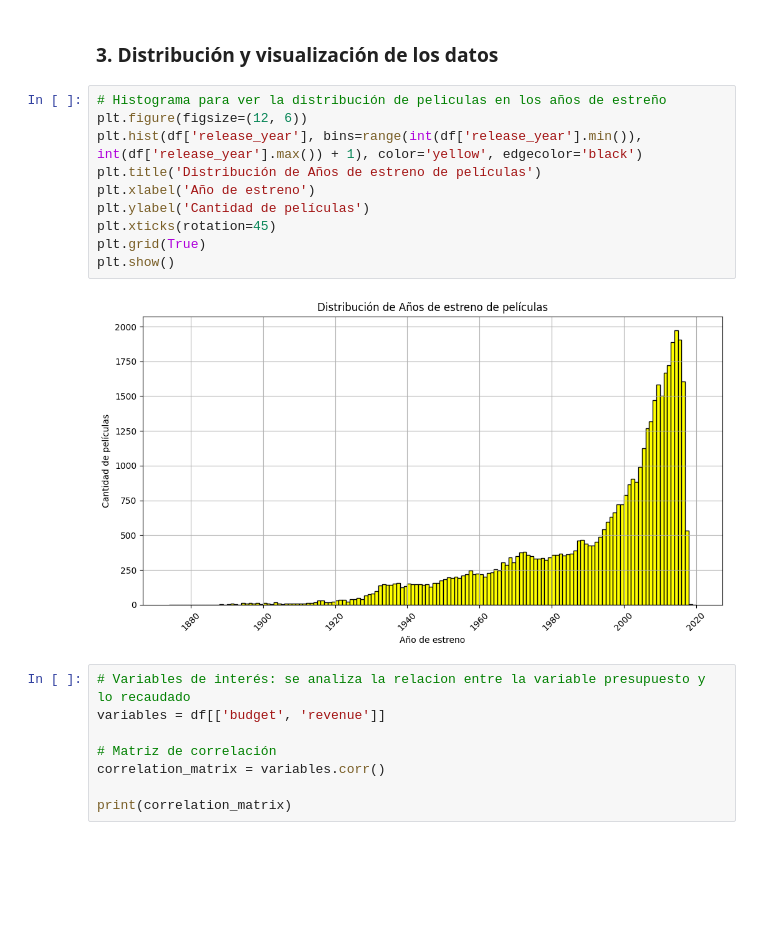
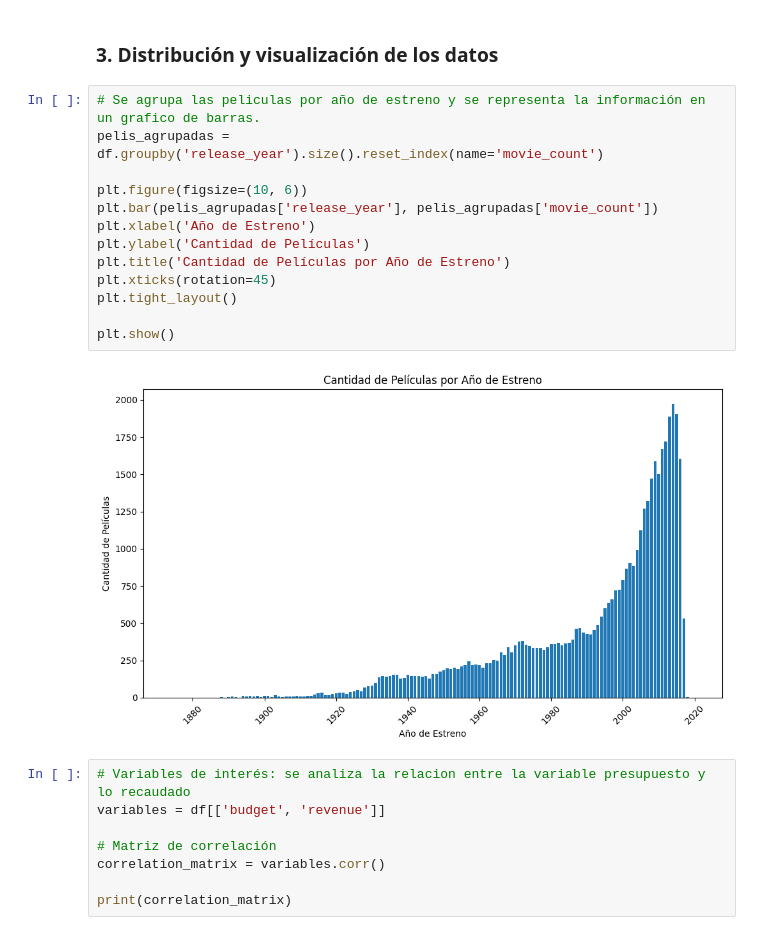
Before and after one commit to melodiromero/movies, a Jupyter notebook: eda.ipynb, the cells around one changed output. Cells and saved outputs as stored; diff of their text form; blank space fills up the shorter version.

```diff
--- a/eda.ipynb
+++ b/eda.ipynb
@@ -396,18 +396,21 @@ print(outliers)
 Para la detección de valores atípicos se utilizó el método de de Tukey's fences, a pesar que por cada columna analizada son muchos los registros, no significan error estos registros, simplemente que estos valores estan más alejados del conunto de datos. En la siguiente sección se visualiza la distribución de los datos.
 # %% [markdown]
 ### 3. Distribución y visualización de los datos<a name="id3"></a>
-# %%
-# Histograma para ver la distribución de peliculas en los años de estreño
-plt.figure(figsize=(12, 6))
-plt.hist(df['release_year'], bins=range(int(df['release_year'].min()), int(df['release_year'].max()) + 1), color='yellow', edgecolor='black')
-plt.title('Distribución de Años de estreno de películas')
-plt.xlabel('Año de estreno')
-plt.ylabel('Cantidad de películas')
-plt.xticks(rotation=45)
-plt.grid(True)
-plt.show()
-# %% [output]
-[figure, removed]
+# %%
+# Se agrupa las peliculas por año de estreno y se representa la información en un grafico de barras.
+pelis_agrupadas = df.groupby('release_year').size().reset_index(name='movie_count')
+
+plt.figure(figsize=(10, 6))
+plt.bar(pelis_agrupadas['release_year'], pelis_agrupadas['movie_count'])
+plt.xlabel('Año de Estreno')
+plt.ylabel('Cantidad de Películas')
+plt.title('Cantidad de Películas por Año de Estreno')
+plt.xticks(rotation=45)
+plt.tight_layout()
+
+plt.show()
+# %% [output]
+[figure, added]
 # %%
 # Variables de interés: se analiza la relacion entre la variable presupuesto y lo recaudado
 variables = df[['budget', 'revenue']]
```
Also changed, not shown: parts of 6 cells of this notebook.
